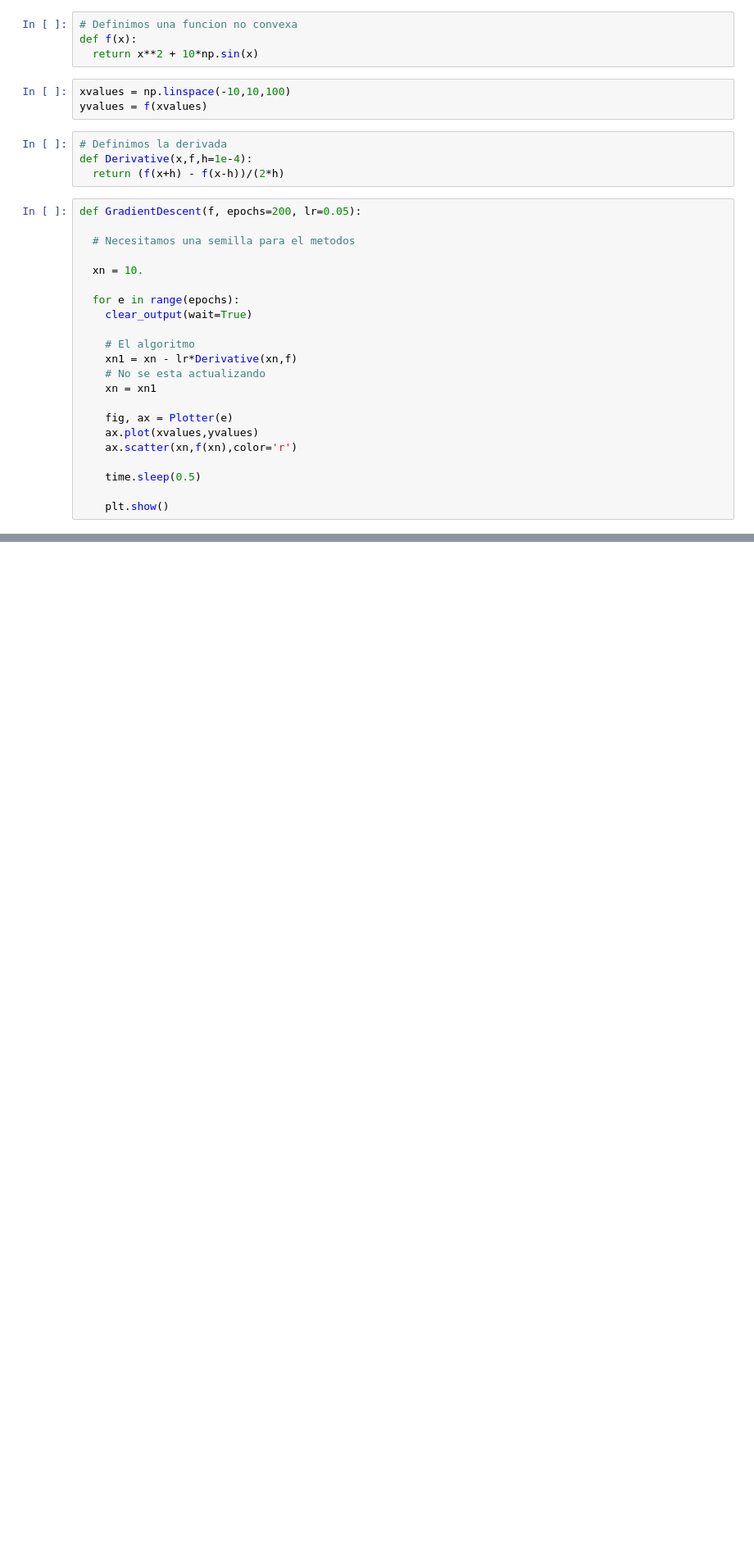
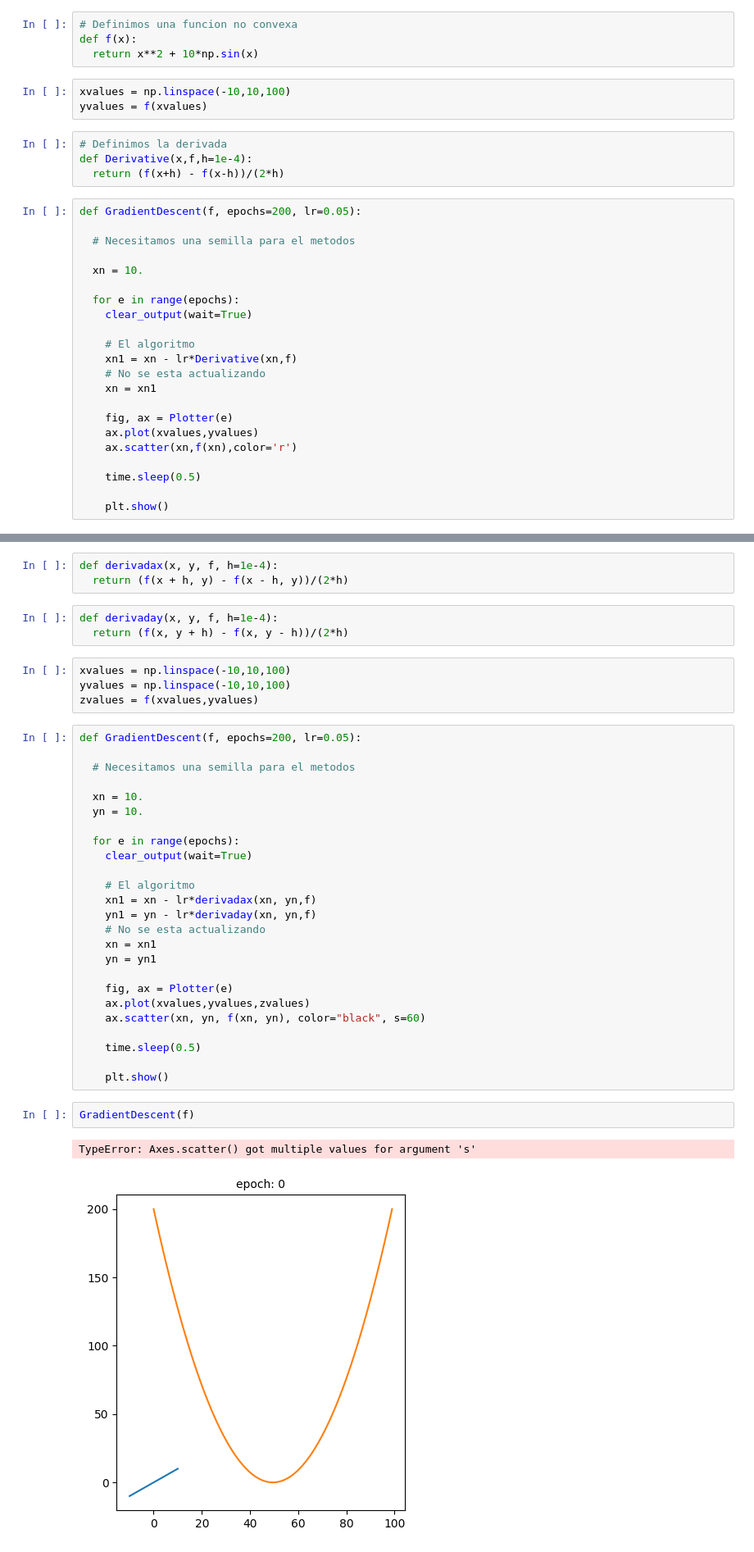
Before and after one commit to NoDanCoder/AirBnB_clone, a Jupyter notebook: Semana4/DescensoGradiente.ipynb, the cells around one changed output, grey strips where cells are left out. Shown at 82% size. Drawn from its saved outputs; the diff is of its cells as text; blank space fills up the shorter version.

```diff
--- a/Semana4/DescensoGradiente.ipynb
+++ b/Semana4/DescensoGradiente.ipynb
@@ -53,0 +58,40 @@ GradientDescent(f)
+# %%
+def derivadax(x, y, f, h=1e-4):
+  return (f(x + h, y) - f(x - h, y))/(2*h)
+# %%
+def derivaday(x, y, f, h=1e-4):
+  return (f(x, y + h) - f(x, y - h))/(2*h)
+# %%
+xvalues = np.linspace(-10,10,100)
+yvalues = np.linspace(-10,10,100)
+zvalues = f(xvalues,yvalues)
+# %%
+def GradientDescent(f, epochs=200, lr=0.05):
+
+  # Necesitamos una semilla para el metodos
+
+  xn = 10.
+  yn = 10.
+
+  for e in range(epochs):
+    clear_output(wait=True)
+
+    # El algoritmo
+    xn1 = xn - lr*derivadax(xn, yn,f)
+    yn1 = yn - lr*derivaday(xn, yn,f)
+    # No se esta actualizando
+    xn = xn1
+    yn = yn1
+
+    fig, ax = Plotter(e)
+    ax.plot(xvalues,yvalues,zvalues)
+    ax.scatter(xn, yn, f(xn, yn), color="black", s=60)
+
+    time.sleep(0.5)
+
+    plt.show()
+# %%
+GradientDescent(f)
+# %% [output]
+TypeError: Axes.scatter() got multiple values for argument 's'
+[figure, added]
```
Also changed, not shown: parts of 2 cells of this notebook.
